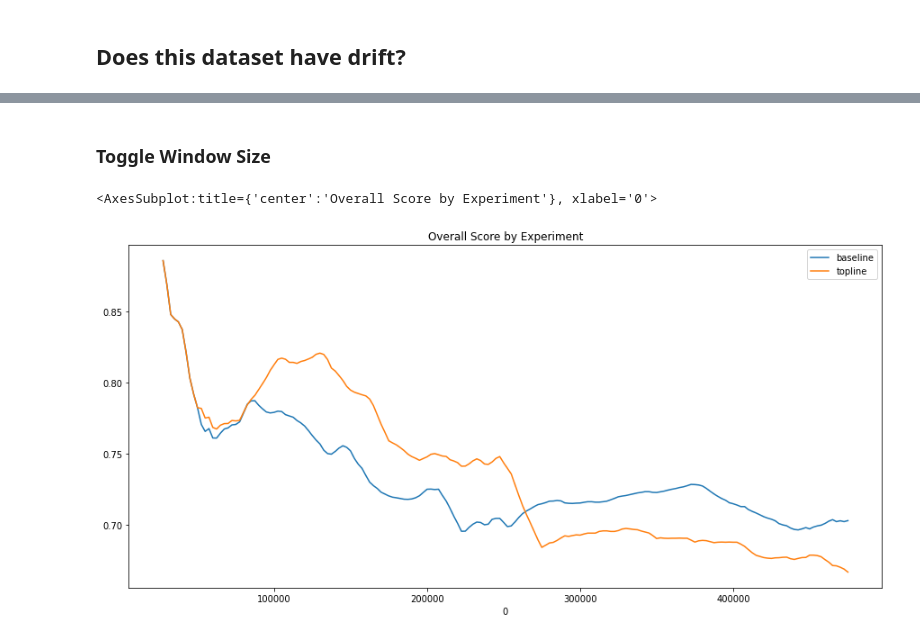
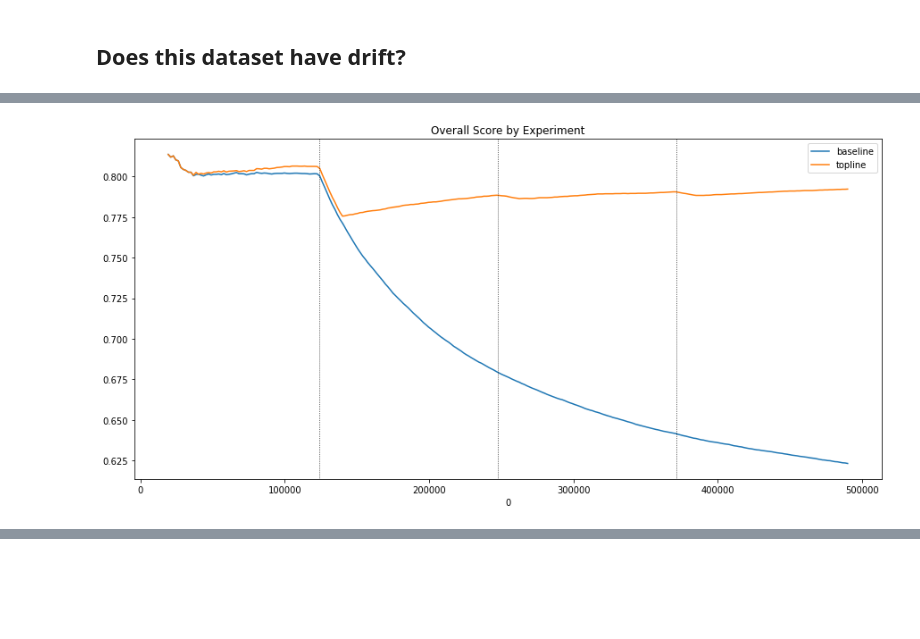
Before and after one commit to fastforwardlabs/concept-drift, a Jupyter notebook: notebooks/Covertype_EDA.ipynb, the cells around one changed output, grey strips where cells are left out. Saved outputs shown, nothing was run; the diff lists cells and outputs as text; code cells hidden in the pictures; blank space fills up the shorter version.

Commit message:
finish covtype eda

```diff
--- a/notebooks/Covertype_EDA.ipynb
+++ b/notebooks/Covertype_EDA.ipynb
@@ -153,0 +431,6 @@ df = pd.concat(
+# %%
+%%time
+
+drift_df, change_points = induce_drift_forward(
+    df, ranked_features, chunk_to_feature_rank_strategy
+)
@@ -153,0 +441,6 @@ df = pd.concat(
+# %%
+# with open("../data/covtype_induced_drift_forward.pkl", "wb") as f:
+#     pickle.dump((drift_df, change_points), f)
+
+with open("../data/covtype_induced_drift_forward.pkl", "rb") as f:
+    drift_df, change_points = pickle.load(f)
@@ -172,19 +467,17 @@ column_mapping = {
     "categorical_features": [col for col, iscat in col_names if iscat][:-1],
 }
 
-ED_dataset = Dataset(full_df=df, column_mapping=column_mapping, window_size=5000)
+ED_dataset = Dataset(full_df=drift_df, column_mapping=column_mapping, window_size=17500)
 
 model = RandomForestClassifier(n_estimators=10, random_state=42, max_depth=5)
+param_grid = {"clf__n_estimators": [3, 5, 10], "clf__max_depth": [3, 5, 10]}
 # %% [output]
 [interactive output not drawn]
 # %%
 %%time
 
-baseline = BaselineExperiment(model=model, dataset=ED_dataset)
-topline = ToplineExperiment(model=model, dataset=ED_dataset)
+baseline = BaselineExperiment(model=model, dataset=ED_dataset, param_grid=param_grid)
+topline = ToplineExperiment(model=model, dataset=ED_dataset, param_grid=param_grid)
 
 baseline.run()
 topline.run()
-
-# sqsi_mr = SQSI_MRExperiment(model=model, dataset=ED_dataset, k=50, significance_thresh=0.001)
-# sqsi_mr.run()
@@ -191,4 +488,5 @@ topline.run()
 # %%
-# @window_size=5000
 exps = [baseline, topline]
-plot_multiple_experiments(exps)
+plot_multiple_experiments(exps, change_points)
+# %% [output]
+[figure, added]
@@ -195,9 +493,0 @@ plot_multiple_experiments(exps)
-# %% [markdown]
-### Toggle Window Size
-# %%
-#25000
-exps = [baseline, topline]
-plot_multiple_experiments(exps)
-# %% [output]
-<AxesSubplot:title={'center':'Overall Score by Experiment'}, xlabel='0'>
-[figure, removed]
```
Also changed, not shown: parts of 34 cells of this notebook.
